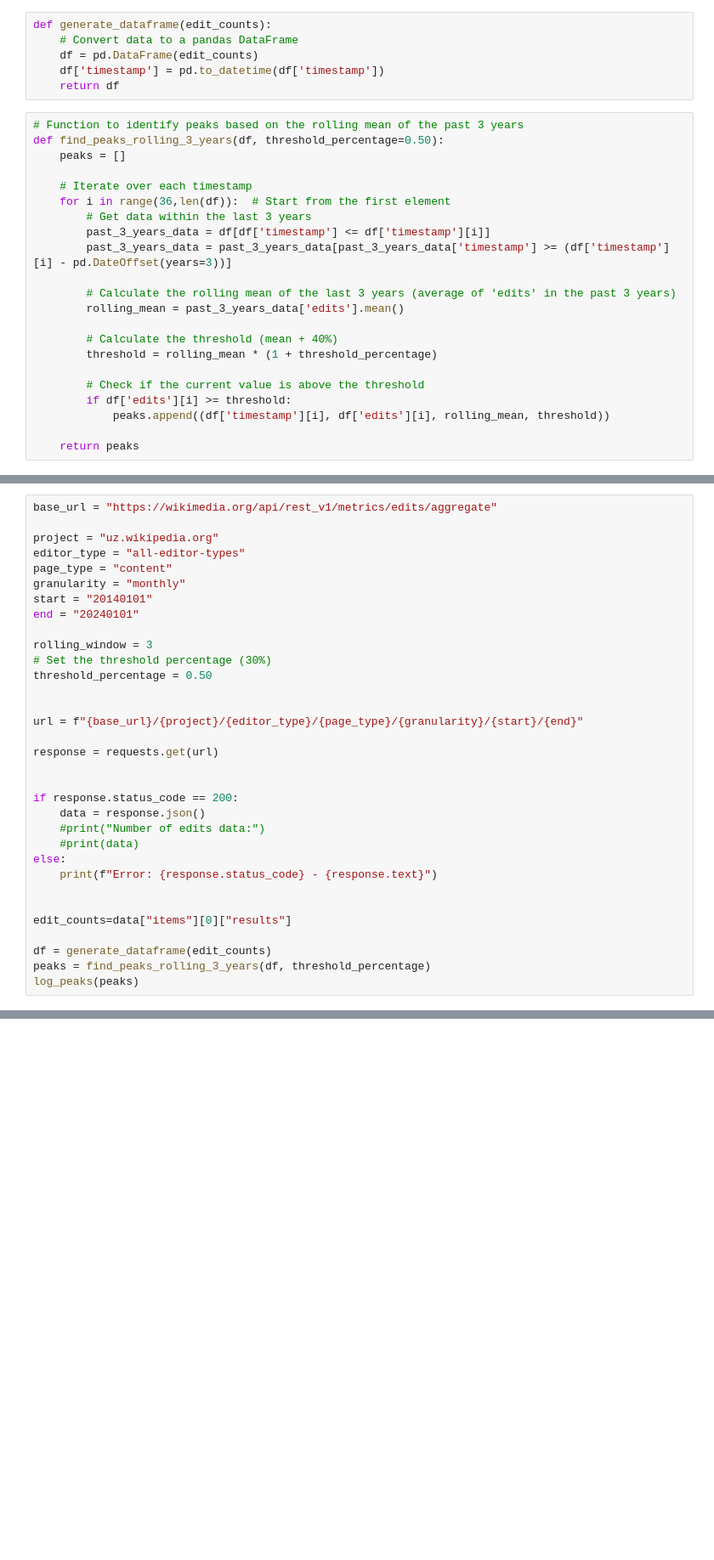
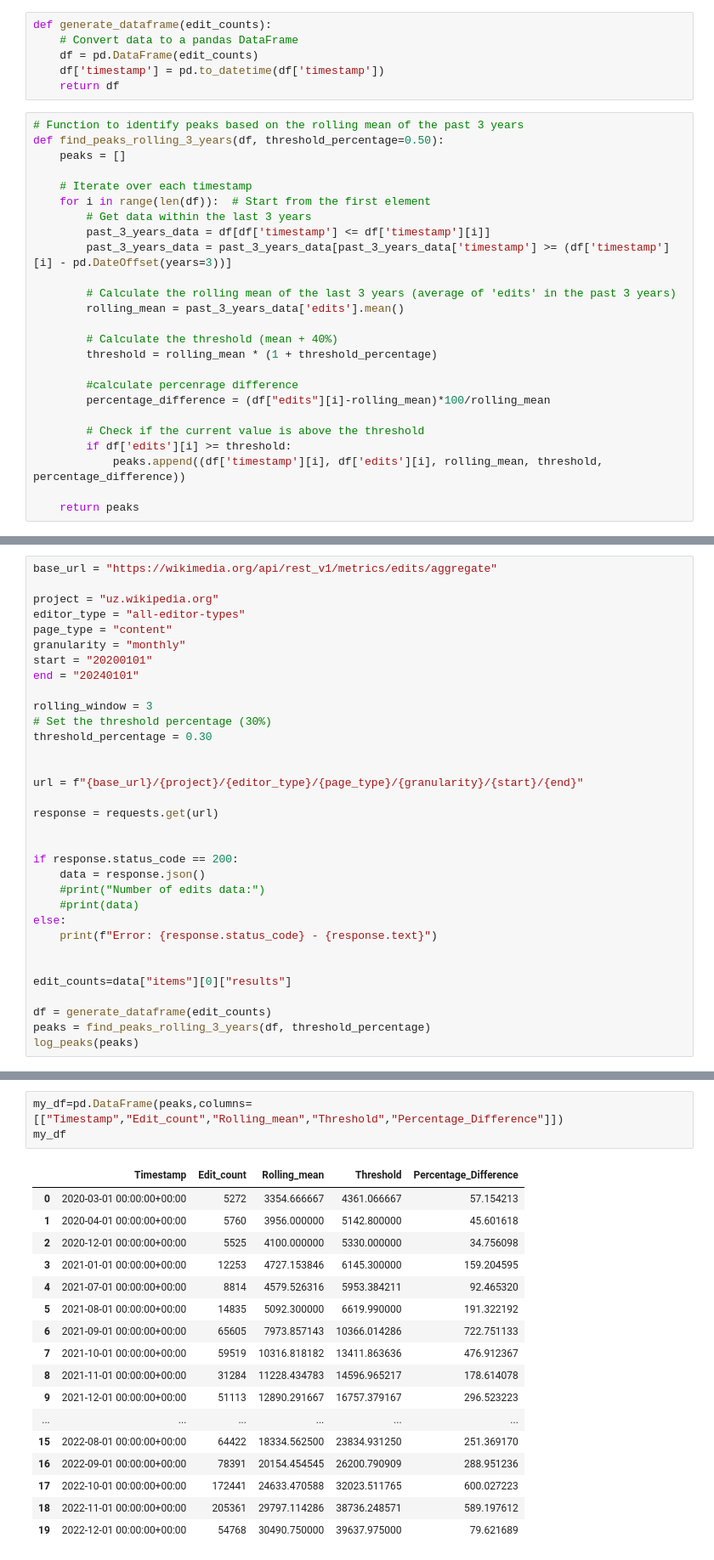
Before and after one commit to naveen28204280/community-activity-alerts, a Jupyter notebook: Community alerts .ipynb, the cells around one changed output, grey strips where cells are left out. Shown: that part at 85% size. Cells and saved outputs as stored; diff of their text form; blank space fills up the shorter version.

```diff
--- a/Community alerts .ipynb
+++ b/Community alerts .ipynb
@@ -22,7 +21,7 @@ def find_peaks_rolling_3_years(df, threshold_percentage=0.50):
     peaks = []
 
     # Iterate over each timestamp
-    for i in range(36,len(df)):  # Start from the first element
+    for i in range(len(df)):  # Start from the first element
         # Get data within the last 3 years
         past_3_years_data = df[df['timestamp'] <= df['timestamp'][i]]
         past_3_years_data = past_3_years_data[past_3_years_data['timestamp'] >= (df['timestamp'][i] - pd.DateOffset(years=3))]
@@ -33,9 +32,12 @@ def find_peaks_rolling_3_years(df, threshold_percentage=0.50):
         # Calculate the threshold (mean + 40%)
         threshold = rolling_mean * (1 + threshold_percentage)
 
+        #calculate percenrage difference
+        percentage_difference = (df["edits"][i]-rolling_mean)*100/rolling_mean
+
         # Check if the current value is above the threshold
         if df['edits'][i] >= threshold:
-            peaks.append((df['timestamp'][i], df['edits'][i], rolling_mean, threshold))
+            peaks.append((df['timestamp'][i], df['edits'][i], rolling_mean, threshold, percentage_difference))
 
     return peaks
 # %%
@@ -50,12 +52,12 @@ project = "uz.wikipedia.org"
 editor_type = "all-editor-types"
 page_type = "content"
 granularity = "monthly"
-start = "20140101"
+start = "20200101"
 end = "20240101"
 
 rolling_window = 3
 # Set the threshold percentage (30%)
-threshold_percentage = 0.50
+threshold_percentage = 0.30
 
 
 url = f"{base_url}/{project}/{editor_type}/{page_type}/{granularity}/{start}/{end}"
@@ -118,0 +123,21 @@ fig.show()
+# %%
+my_df=pd.DataFrame(peaks,columns=[["Timestamp","Edit_count","Rolling_mean","Threshold","Percentage_Difference"]])
+my_df
+# %% [output]
+|  | Timestamp | Edit_count | Rolling_mean | Threshold | Percentage_Difference |
+| 0 | 2020-03-01 00:00:00+00:00 | 5272 | 3354.666667 | 4361.066667 | 57.154213 |
+| 1 | 2020-04-01 00:00:00+00:00 | 5760 | 3956.000000 | 5142.800000 | 45.601618 |
+| 2 | 2020-12-01 00:00:00+00:00 | 5525 | 4100.000000 | 5330.000000 | 34.756098 |
+| 3 | 2021-01-01 00:00:00+00:00 | 12253 | 4727.153846 | 6145.300000 | 159.204595 |
+| 4 | 2021-07-01 00:00:00+00:00 | 8814 | 4579.526316 | 5953.384211 | 92.465320 |
+| 5 | 2021-08-01 00:00:00+00:00 | 14835 | 5092.300000 | 6619.990000 | 191.322192 |
+| 6 | 2021-09-01 00:00:00+00:00 | 65605 | 7973.857143 | 10366.014286 | 722.751133 |
+| 7 | 2021-10-01 00:00:00+00:00 | 59519 | 10316.818182 | 13411.863636 | 476.912367 |
+| 8 | 2021-11-01 00:00:00+00:00 | 31284 | 11228.434783 | 14596.965217 | 178.614078 |
+| 9 | 2021-12-01 00:00:00+00:00 | 51113 | 12890.291667 | 16757.379167 | 296.523223 |
+| ... | ... | ... | ... | ... | ... |
+| 15 | 2022-08-01 00:00:00+00:00 | 64422 | 18334.562500 | 23834.931250 | 251.369170 |
+| 16 | 2022-09-01 00:00:00+00:00 | 78391 | 20154.454545 | 26200.790909 | 288.951236 |
+| 17 | 2022-10-01 00:00:00+00:00 | 172441 | 24633.470588 | 32023.511765 | 600.027223 |
+| 18 | 2022-11-01 00:00:00+00:00 | 205361 | 29797.114286 | 38736.248571 | 589.197612 |
+| 19 | 2022-12-01 00:00:00+00:00 | 54768 | 30490.750000 | 39637.975000 | 79.621689 |
```
Also changed, not shown: parts of 6 cells of this notebook.
